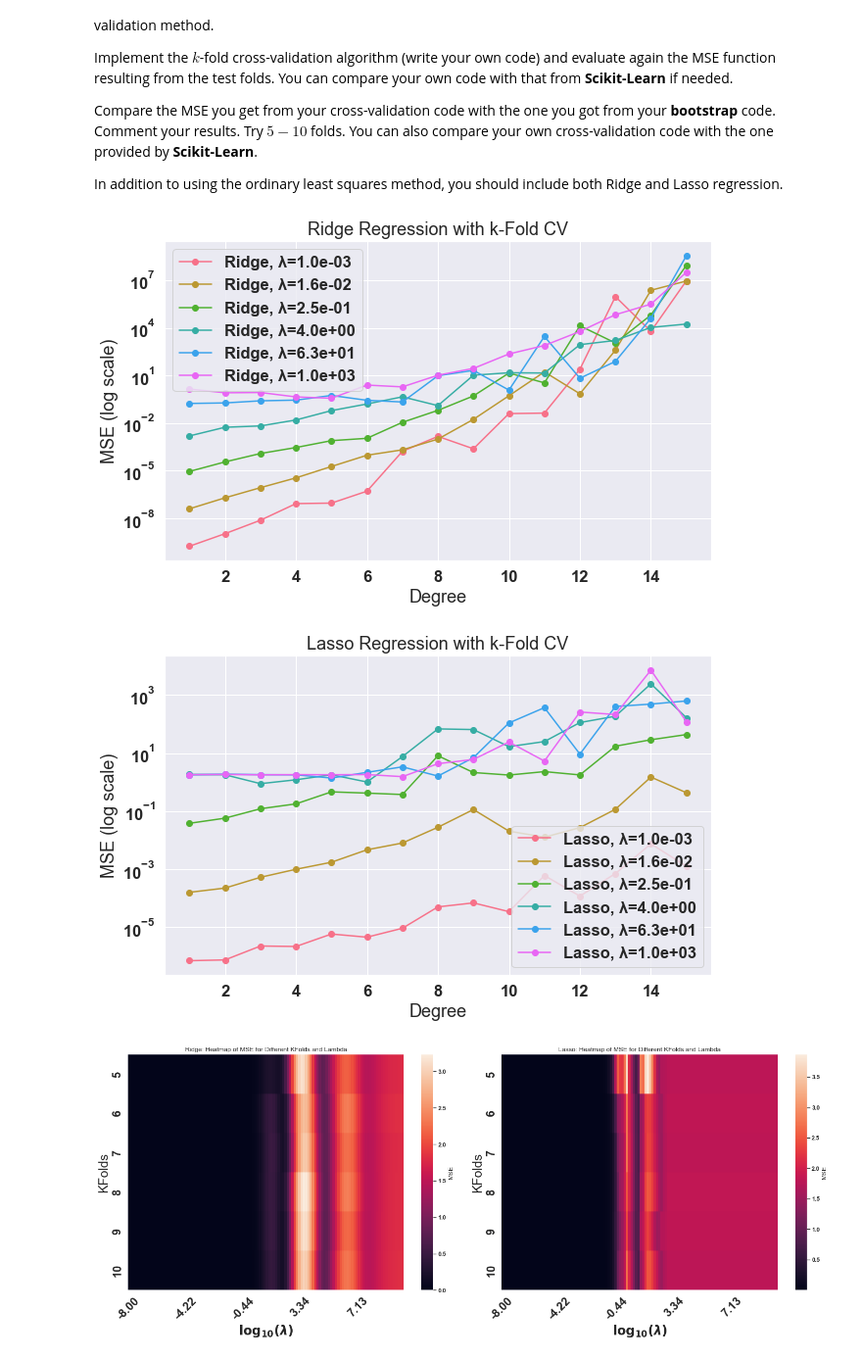
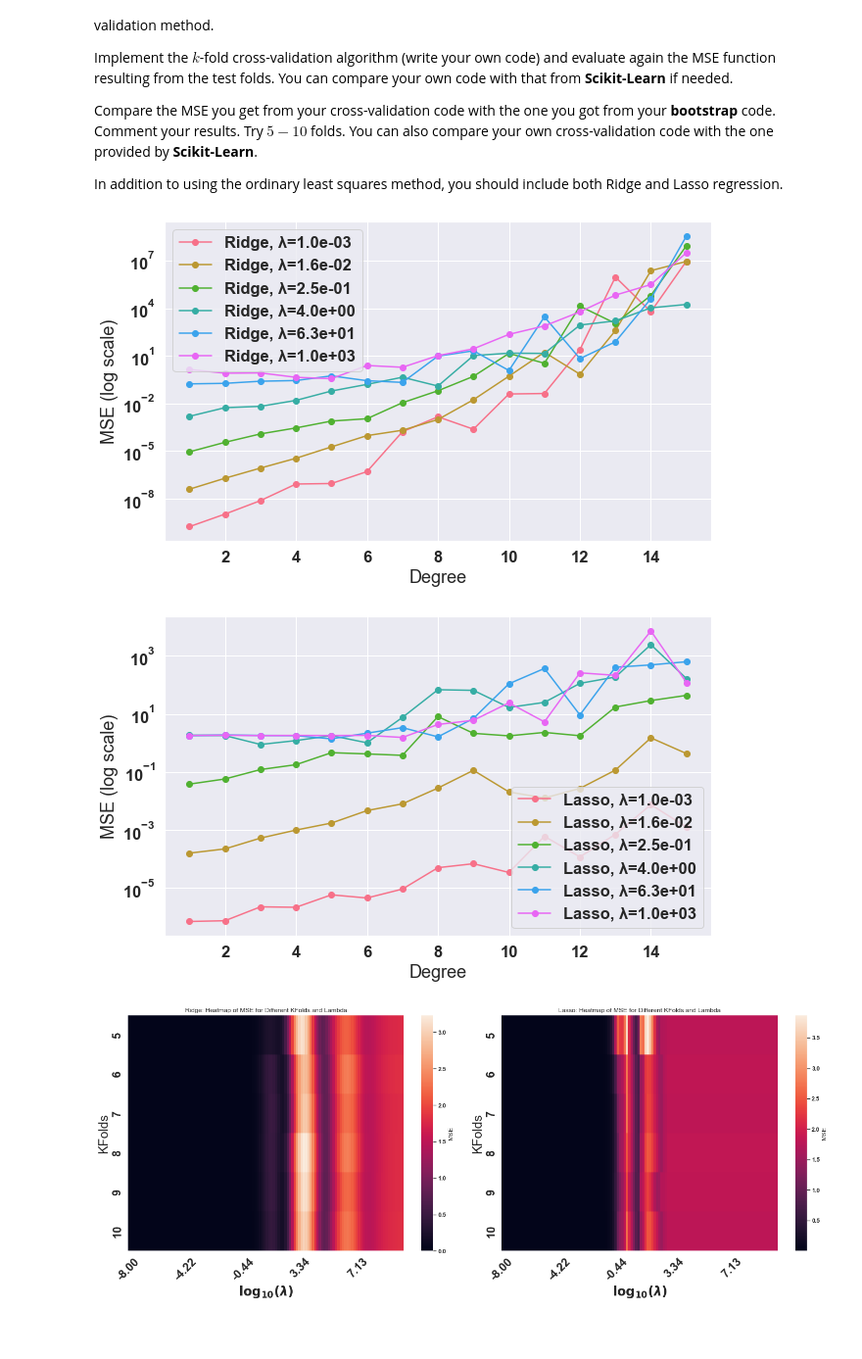
Before and after one commit to Mia-F/FYS_STK_Project_1, a Jupyter notebook: Project_1.ipynb, the cells around one changed output. Shown: that part at 98% size. Cells and saved outputs as stored; diff of their text form; code cells hidden in the pictures; blank space fills up the shorter version.

```diff
--- a/Project_1.ipynb
+++ b/Project_1.ipynb
@@ -1092,39 +969,37 @@ plt.xlabel('Degree')
 plt.ylabel('MSE (log scale)')
 plt.yscale('log')  # setting y-axis to log scale
 plt.legend()
-plt.title('Ridge Regression with k-Fold CV')
 plt.savefig('Ridge_crossval_mse_deg')
 plt.show()
 
 # Lasso Regression
 plt.figure(figsize=(10, 6))
 for i, lmb in enumerate(lambdas):
     mse_per_degree_lasso = []
     for degree in degrees:
         scores_KFold = np.zeros(k)
         k_fold_indices = k_fold(data, k)
         for j, (train_indices, test_indices) in enumerate(k_fold_indices):
             xtrain, ytrain = data[train_indices, 0], data[train_indices, 1]
             xtest, ytest = data[test_indices, 0], data[test_indices, 1]
             Xtrain = design_matrix(xtrain, ytrain, degree=degree)
             lasso = Lasso(alpha=lmb, max_iter=10000)
             lasso.fit(Xtrain, ytrain)
             Xtest = design_matrix(xtest, ytest, degree=degree)
             ypred = lasso.predict(Xtest)
             scores_KFold[j] = np.mean((ypred.ravel() - ytest) ** 2)
         mse_per_degree_lasso.append(np.mean(scores_KFold))
     plt.plot(degrees, mse_per_degree_lasso, marker='o', color=colors[i], label=f'Lasso, λ={lmb:.1e}')
 
 plt.xlabel('Degree')
 plt.ylabel('MSE (log scale)')
 plt.yscale('log')  # setting y-axis to log scale
 plt.legend()
-plt.title('Lasso Regression with k-Fold CV')
 plt.savefig('Lasso_crossval_mse_deg')
 plt.show()
 # %% [output]
-[figure, old version]
+[figure, new version]
-[figure, old version]
+[figure, new version]
 # %%
 import numpy as np
 import matplotlib.pyplot as plt
```
Also changed, not shown: parts of 1 cell of this notebook, 4 other files.
